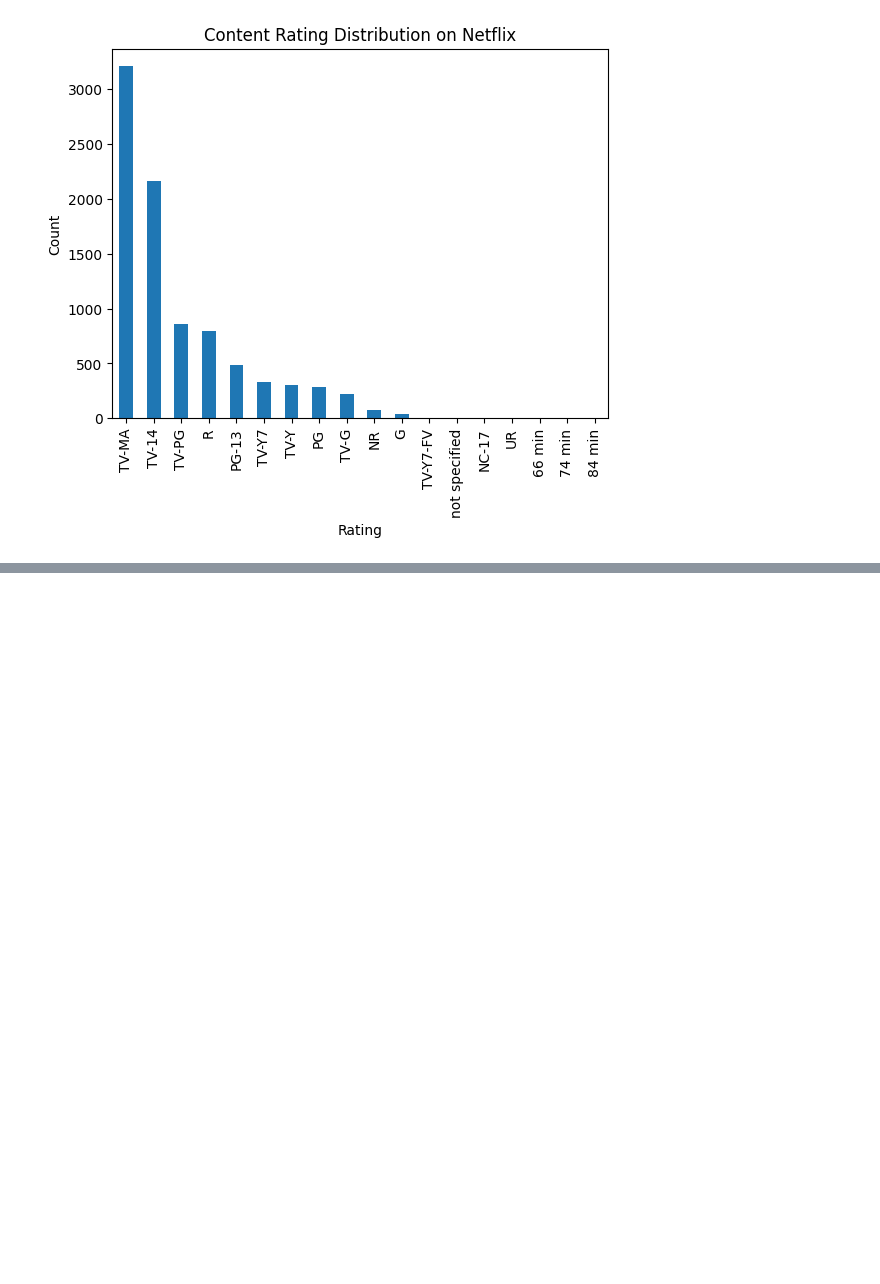
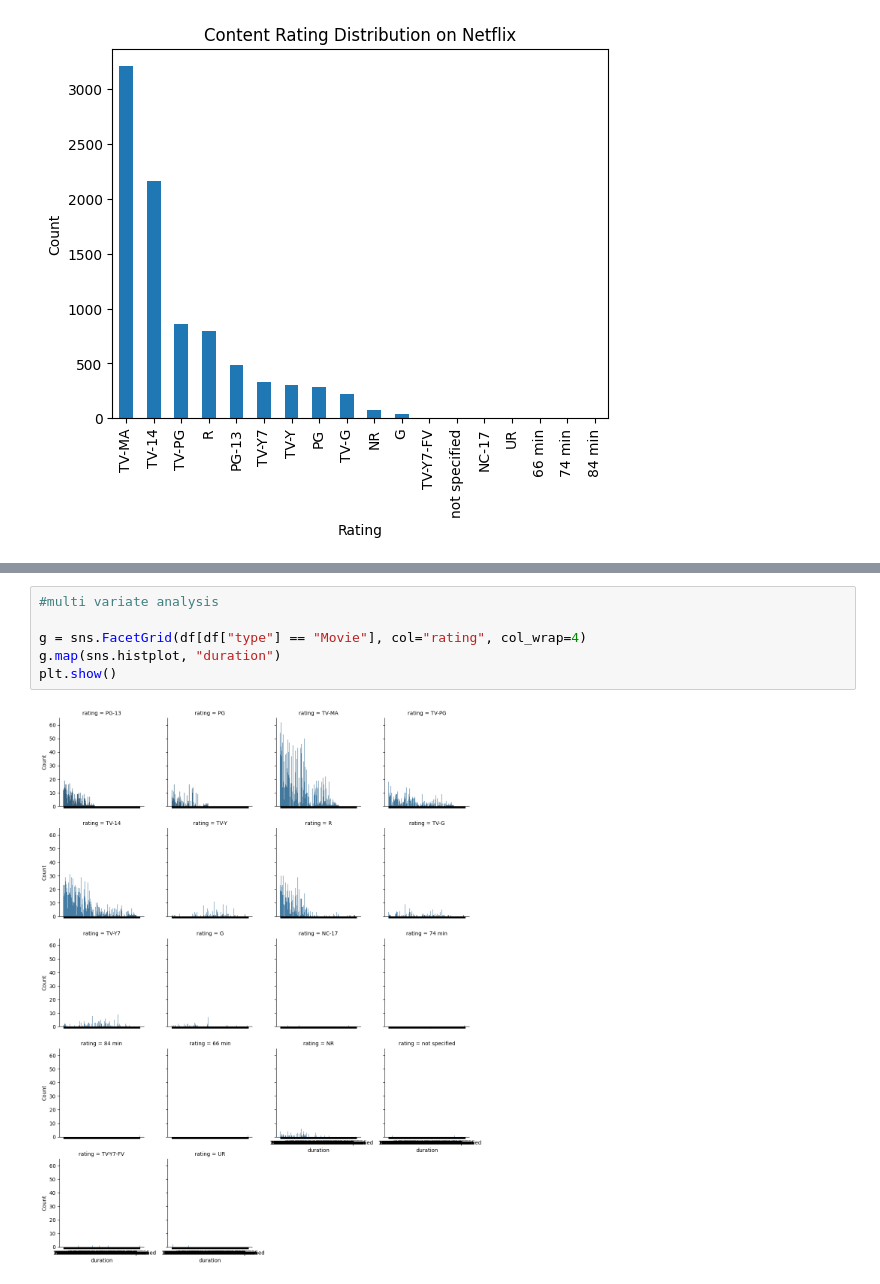
Before and after one commit to RahulSunnySatthu/MachineLearning, a Jupyter notebook: EDA_netflix_dataset.ipynb, the cells around one changed output, grey strips where cells are left out. Saved outputs shown, nothing was run; the diff lists cells and outputs as text; blank space fills up the shorter version.

Commit message:
added bivariate and multi variate analysis to netflix EDA project

```diff
--- a/EDA_netflix_dataset.ipynb
+++ b/EDA_netflix_dataset.ipynb
@@ -244,0 +264,8 @@ plt.show()
+# %%
+#multi variate analysis
+
+g = sns.FacetGrid(df[df["type"] == "Movie"], col="rating", col_wrap=4)
+g.map(sns.histplot, "duration")
+plt.show()
+# %% [output]
+[figure, added]
```
Also changed, not shown: parts of 5 cells of this notebook.
